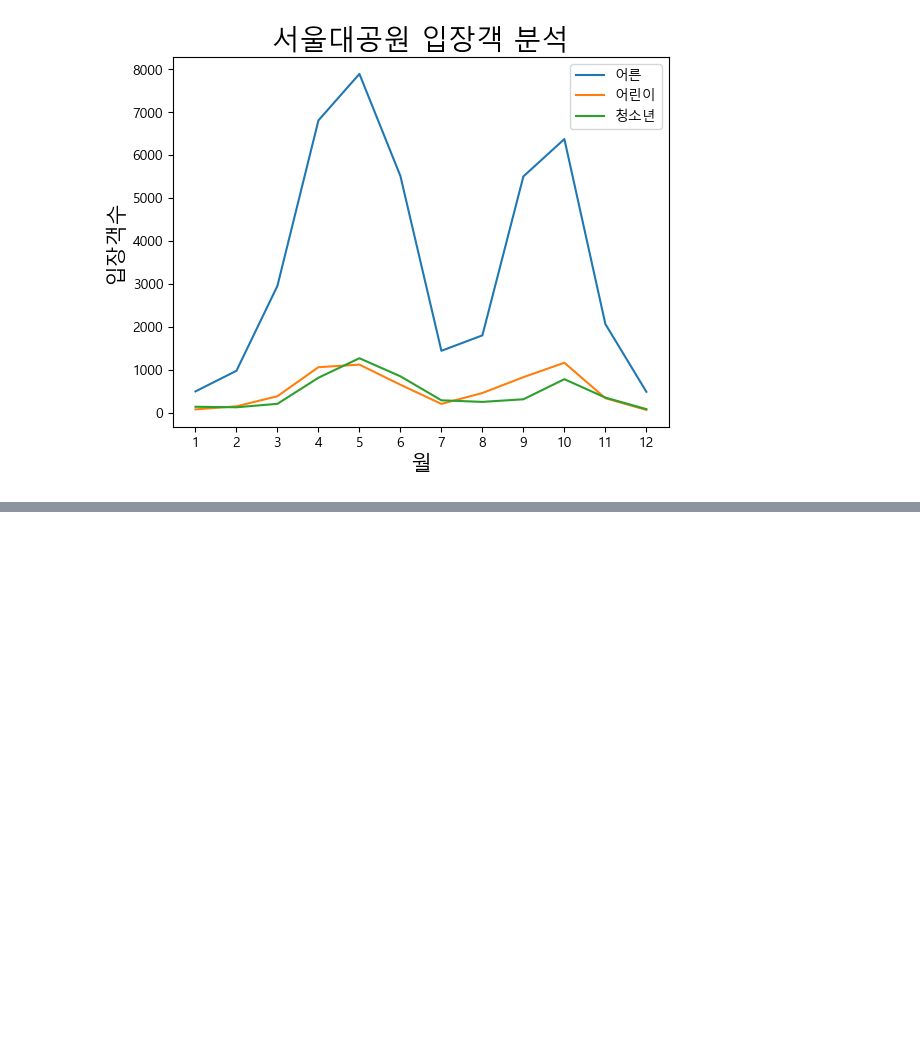
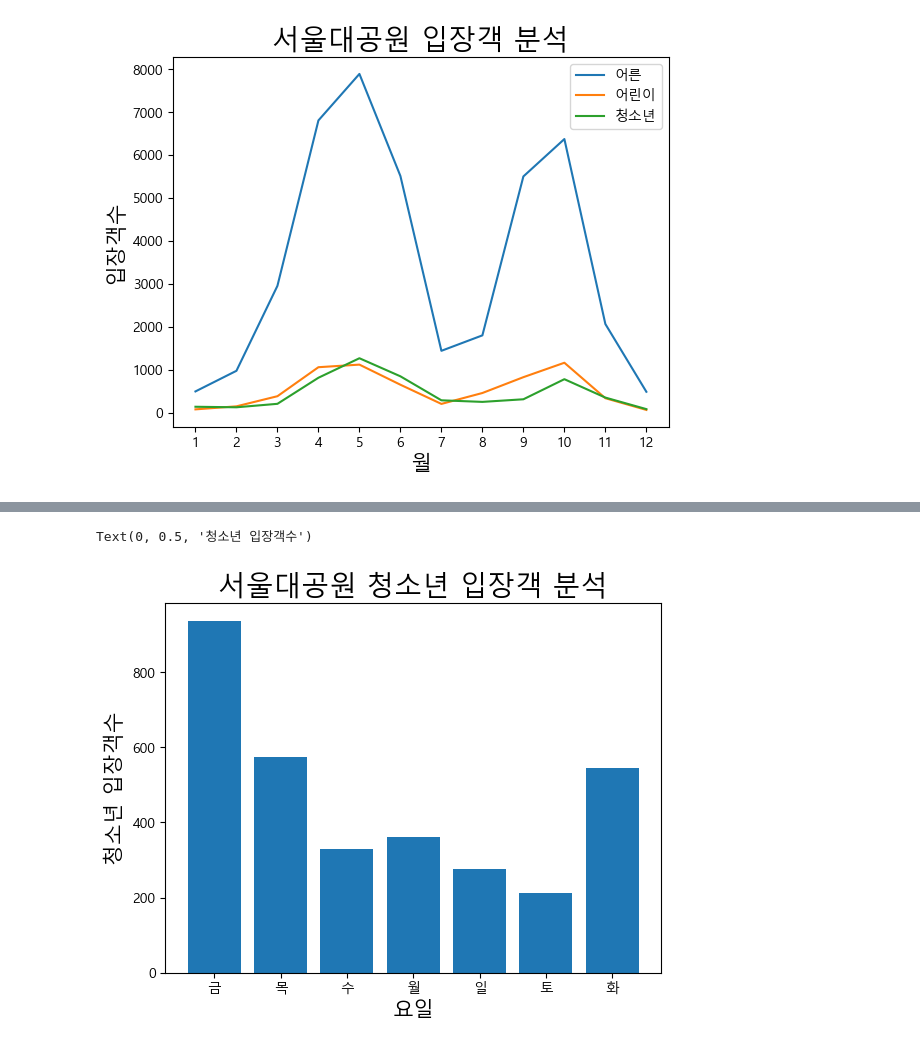
Before and after one commit to HOT8OY/SESAC_FullStackEducation, a Jupyter notebook: 12_pandas/data_visualization/2_선 그래프와 막대 그래프.ipynb, the cells around one changed output, grey strips where cells are left out. Drawn from its saved outputs; the diff is of its cells as text; code cells hidden in the pictures; blank space fills up the shorter version.

```diff
--- a/12_pandas/data_visualization/2_선 그래프와 막대 그래프.ipynb
+++ b/12_pandas/data_visualization/2_선 그래프와 막대 그래프.ipynb
@@ -94,0 +159,6 @@ plt.show()
+# %%
+
+df_week = df.groupby("요일").mean(numeric_only=True)
+
+df_week = df_week.reset_index() # '요일'열을 다시 데티터프레임의 열로 가져온다.
+df
@@ -94,0 +179,9 @@ plt.show()
+# %%
+# 막대 그래프
+plt.title("서울대공원 청소년 입장객 분석" , fontsize=20)
+plt.bar(df_week["요일"], df_week["청소년"])
+plt.xlabel("요일", fontsize=15)
+plt.ylabel("청소년 입장객수", fontsize=15)
+# %% [output]
+Text(0, 0.5, '청소년 입장객수')
+[figure, added]
```
Also changed, not shown: parts of 16 cells of this notebook, 13 other files.
